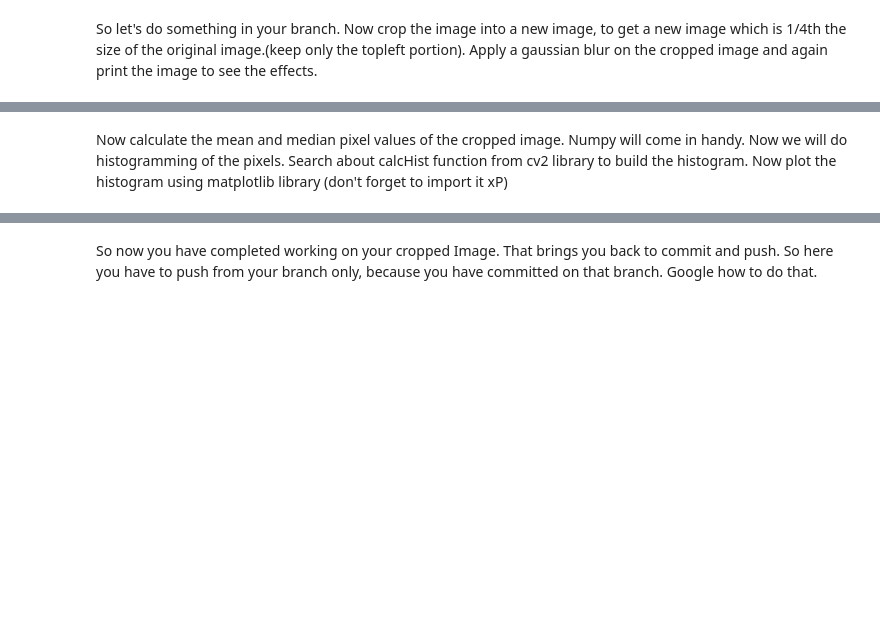
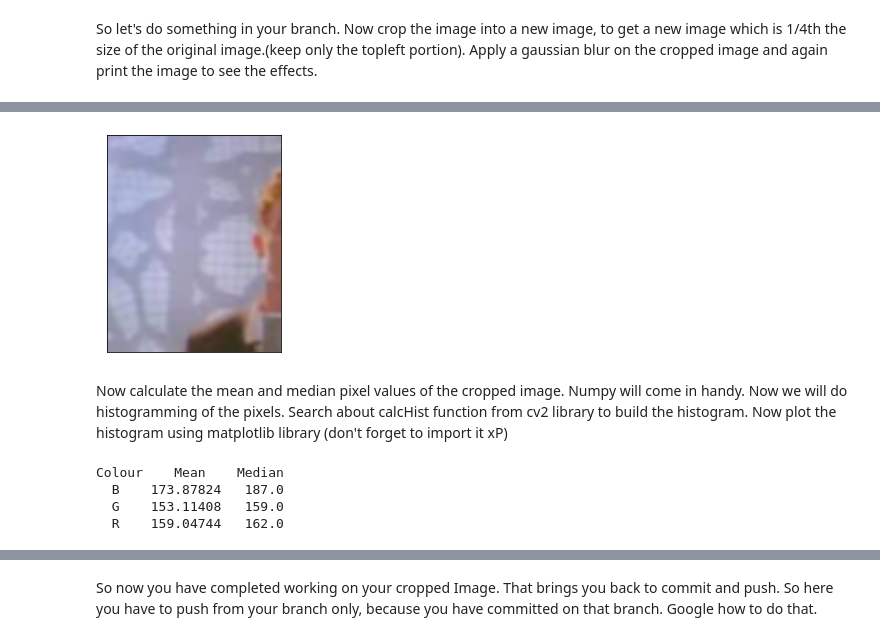
Before and after one commit to SubarnoNR/Soc-CNN, a Jupyter notebook: Assignments/Assignment_01/Assignment1-_Github_and_Python (1).ipynb, the cells around one changed output, grey strips where cells are left out. Saved outputs shown, nothing was run; the diff lists cells and outputs as text; code cells hidden in the pictures; blank space fills up the shorter version.

```diff
--- a/Assignments/Assignment_01/Assignment1-_Github_and_Python (1).ipynb
+++ b/Assignments/Assignment_01/Assignment1-_Github_and_Python (1).ipynb
@@ -80,2 +117,14 @@ So let's do something in your branch. Now crop the image into a new image, to ge
+# %%
+blurred_img = cv2.GaussianBlur(cropped_img,(5,5),0)
+cv2.imshow('Hello',cropped_img)
+cv2.waitKey(0)
+cv2.destroyAllWindows()
+# %%
+blurred_img2 =  cv2.cvtColor(blurred_img, cv2.COLOR_BGR2RGB)
+plt.imshow(blurred_img2)
+plt.xticks([]), plt.yticks([])
+plt.show()
+# %% [output]
+[figure, added]
 # %% [markdown]
 Now calculate the mean and median pixel values of the cropped image. Numpy will come in handy. Now we will do histogramming of the pixels. Search about calcHist function from cv2 library to build the histogram. Now plot the histogram using matplotlib library (don't forget to import it xP)
@@ -83,0 +131,15 @@ Now calculate the mean and median pixel values of the cropped image. Numpy will
+# %%
+means = []
+medians = []
+for i in range(0,3):
+    means.append(np.mean(cropped_img[0:,0:,i:i+1]))
+    medians.append(np.median(cropped_img[0:,0:,i:i+1]))
+print("Colour    Mean    Median")
+print("  B    {}   {}  ".format(means[0],medians[0]))
+print("  G    {}   {}  ".format(means[1],medians[1]))
+print("  R    {}   {}  ".format(means[2],medians[2]))
+# %% [output]
+Colour    Mean    Median
+  B    173.87824   187.0
+  G    153.11408   159.0
+  R    159.04744   162.0
```
Also changed, not shown: parts of 16 cells of this notebook.
